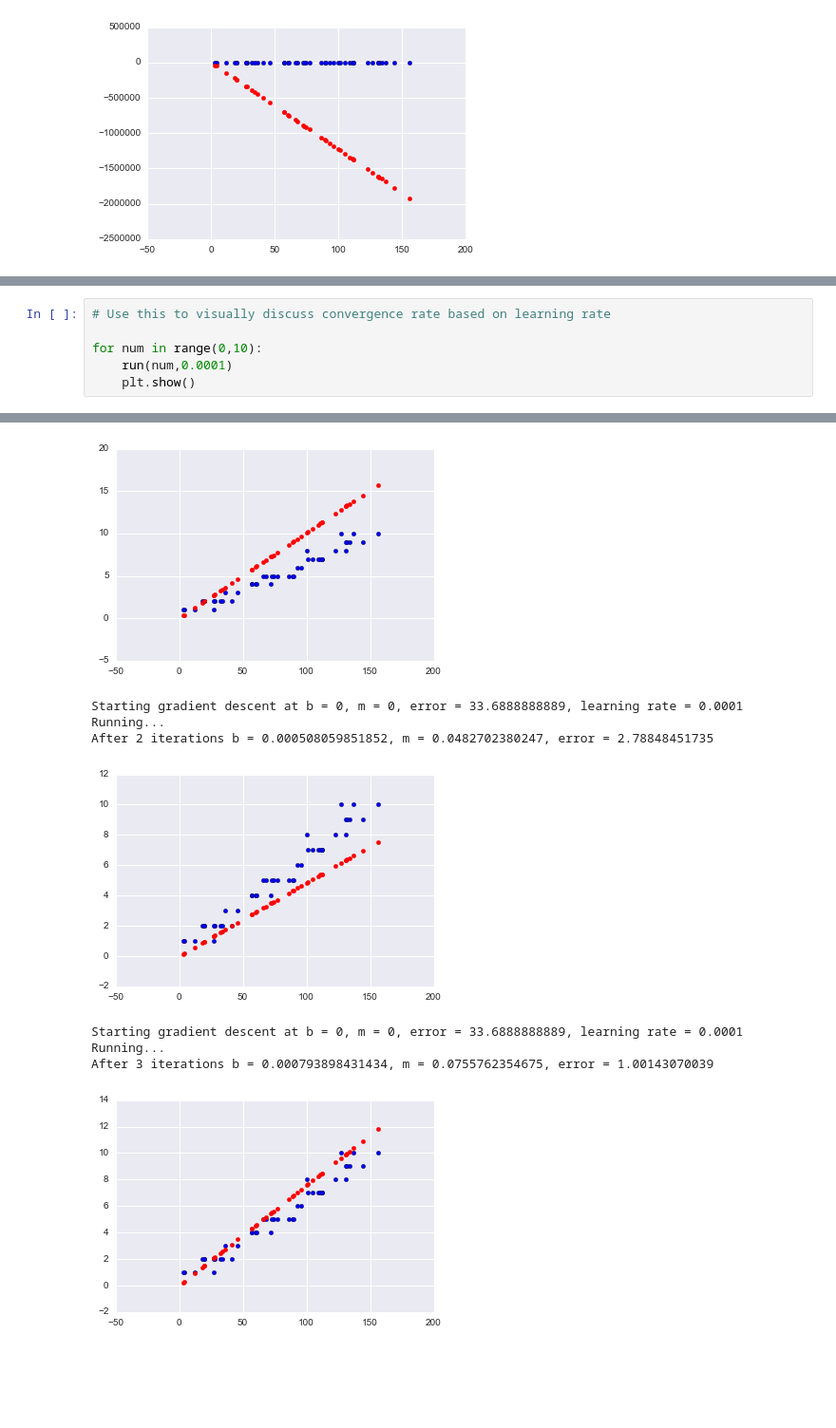
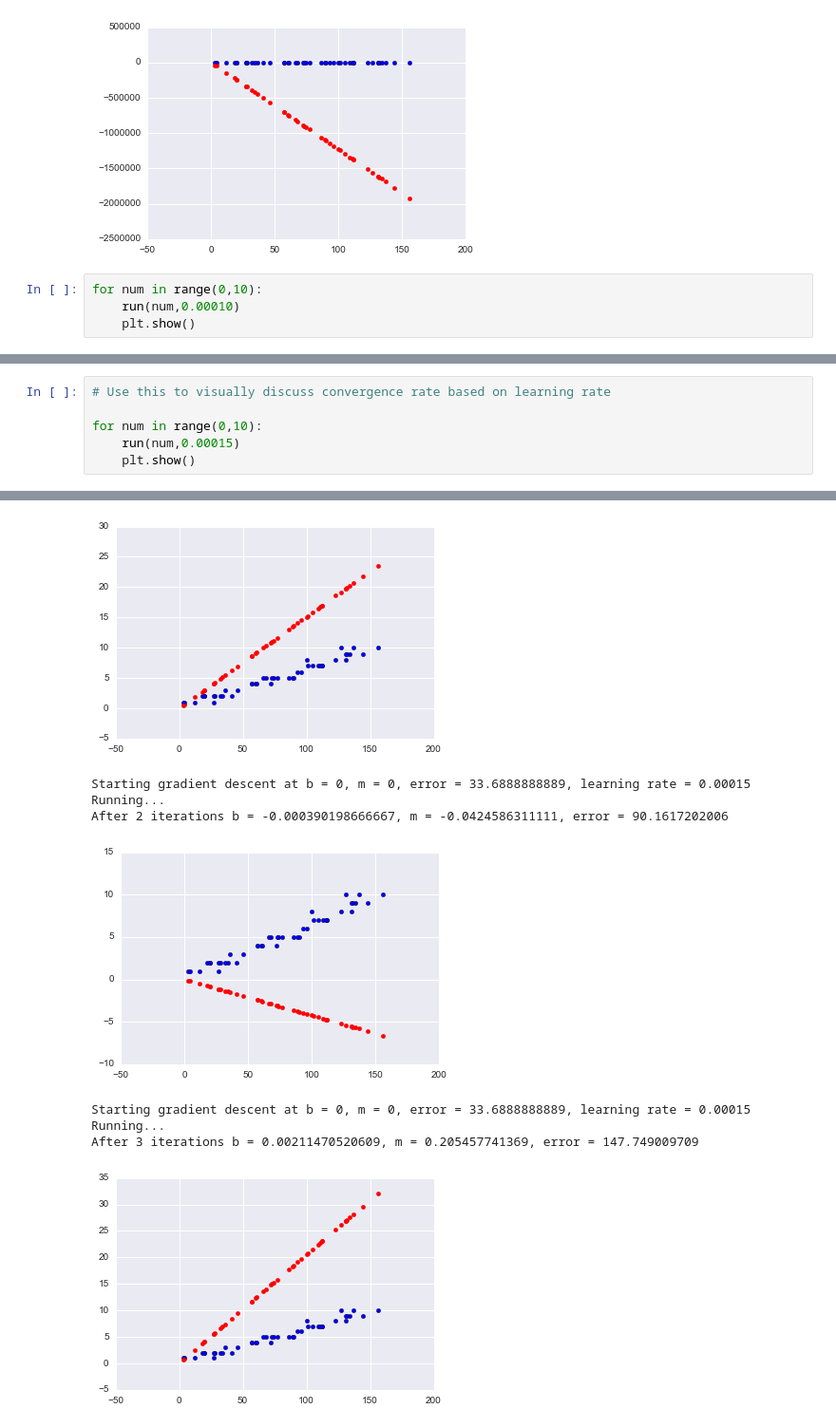
Before and after one commit to Columbia-Intro-Data-Science/python-introduction-Ray950611, a Jupyter notebook: hw1_rd2622.ipynb, the cells around one changed output, grey strips where cells are left out. Shown: that part at 95% size. Drawn from its saved outputs; the diff is of its cells as text; blank space fills up the shorter version.

```diff
--- a/hw1_rd2622.ipynb
+++ b/hw1_rd2622.ipynb
@@ -250,3 +250,7 @@ Starting gradient descent at b = 0, m = 0, error = 33.6888888889, learning rate
 Running...
 After 100 iterations b = -123.381302042, m = -12299.2333977, error = 1.15032138838e+12
 [figure]
+# %%
+for num in range(0,10):
+    run(num,0.00010)
+    plt.show()
@@ -254,6 +286,6 @@ After 100 iterations b = -123.381302042, m = -12299.2333977, error = 1.150321388
 # Use this to visually discuss convergence rate based on learning rate
 
 for num in range(0,10):
-    run(num,0.0001)
+    run(num,0.00015)
     plt.show()
 # %% [output]
@@ -267,9 +299,9 @@ After 1 iterations b = 0.00102222222222, m = 0.100711111111, error = 9.379545613
-[figure, old version]
+[figure, new version]
-Starting gradient descent at b = 0, m = 0, error = 33.6888888889, learning rate = 0.0001
+Starting gradient descent at b = 0, m = 0, error = 33.6888888889, learning rate = 0.00015
 Running...
-After 2 iterations b = 0.000508059851852, m = 0.0482702380247, error = 2.78848451735
+After 2 iterations b = -0.000390198666667, m = -0.0424586311111, error = 90.1617202006
-[figure, old version]
+[figure, new version]
-Starting gradient descent at b = 0, m = 0, error = 33.6888888889, learning rate = 0.0001
+Starting gradient descent at b = 0, m = 0, error = 33.6888888889, learning rate = 0.00015
 Running...
-After 3 iterations b = 0.000793898431434, m = 0.0755762354675, error = 1.00143070039
+After 3 iterations b = 0.00211470520609, m = 0.205457741369, error = 147.749009709
-[figure, old version]
+[figure, new version]
```
Also changed, not shown: parts of 5 cells of this notebook.
